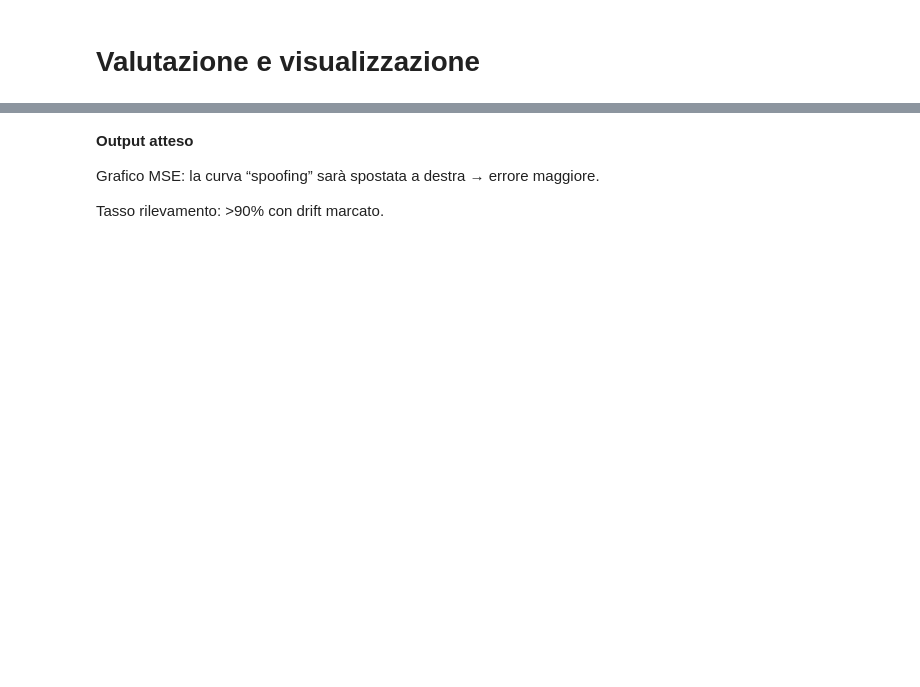
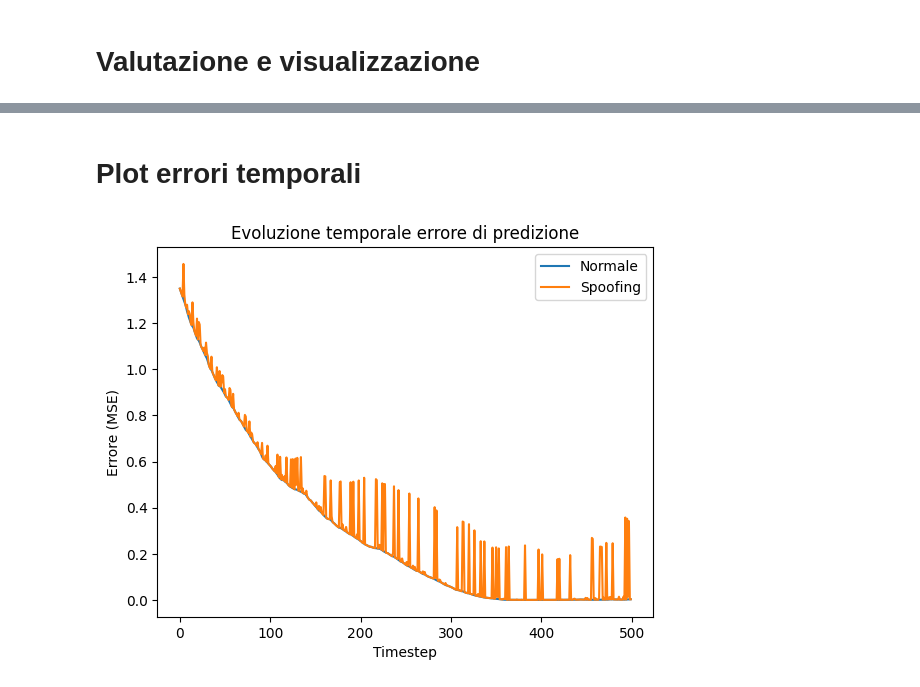
Before and after one commit to matteraggi/maritimeAIS, a Jupyter notebook: TrainingAIS.ipynb, the cells around one changed output, grey strips where cells are left out. Saved outputs shown, nothing was run; the diff lists cells and outputs as text; code cells hidden in the pictures; blank space fills up the shorter version.

```diff
--- a/TrainingAIS.ipynb
+++ b/TrainingAIS.ipynb
@@ -128,12 +154,12 @@ Train: 150349  Val: 12840  Test: 21480
 class TrajectoryLSTM(nn.Module):
     def __init__(self, input_size=INPUT_SIZE, hidden_size=HIDDEN_SIZE, output_size=2):
         super().__init__()
-        self.lstm = nn.LSTM(input_size, hidden_size, batch_first=True)
+        self.lstm = nn.LSTM(input_size, hidden_size, num_layers=NUM_LAYERS, batch_first=True)
         self.fc = nn.Linear(hidden_size, output_size)
 
     def forward(self, x):
         out, _ = self.lstm(x)
-        out = self.fc(out[:, -1, :])
+        out = self.fc(out[:, -1, :])  # ultima uscita
         return out
 
 model = TrajectoryLSTM()
@@ -211,10 +237,10 @@ Epoch 10/10 | Train loss: 0.000004 | Val loss: 0.000008
 # %%
 drive.mount('/content/drive')
 
-!cp "/content/drive/MyDrive/best_model.pt" .
+!cp "/content/drive/MyDrive/best_model_lstm.pt" .
 
 model = TrajectoryLSTM(input_size=INPUT_SIZE, hidden_size=HIDDEN_SIZE, output_size=2)
-model.load_state_dict(torch.load("best_model.pt", map_location="cpu"))
+model.load_state_dict(torch.load("best_model_lstm.pt", map_location="cpu"))
 model.eval()
 
 print("✅ Modello caricato da Drive e pronto per inferenza/anomaly detection")
@@ -357,6 +511,10 @@ Drift 20000 m → AUROC=0.991  AUPRC=0.858  TPR@99p=30.3%
-# %% [markdown]
-**Output atteso**
-
-Grafico MSE: la curva “spoofing” sarà spostata a destra → errore maggiore.
-
-Tasso rilevamento: >90% con drift marcato.
+# %% [markdown]
+# **Plot errori temporali**
+# %%
+plt.plot(err_clean[:500], label='Normale')
+plt.plot(err_att[:500], label='Spoofing')
+plt.xlabel("Timestep"); plt.ylabel("Errore (MSE)")
+plt.title("Evoluzione temporale errore di predizione")
+plt.legend(); plt.show()
+# %% [output]
+[figure, added]
```
Also changed, not shown: parts of 23 cells of this notebook.
